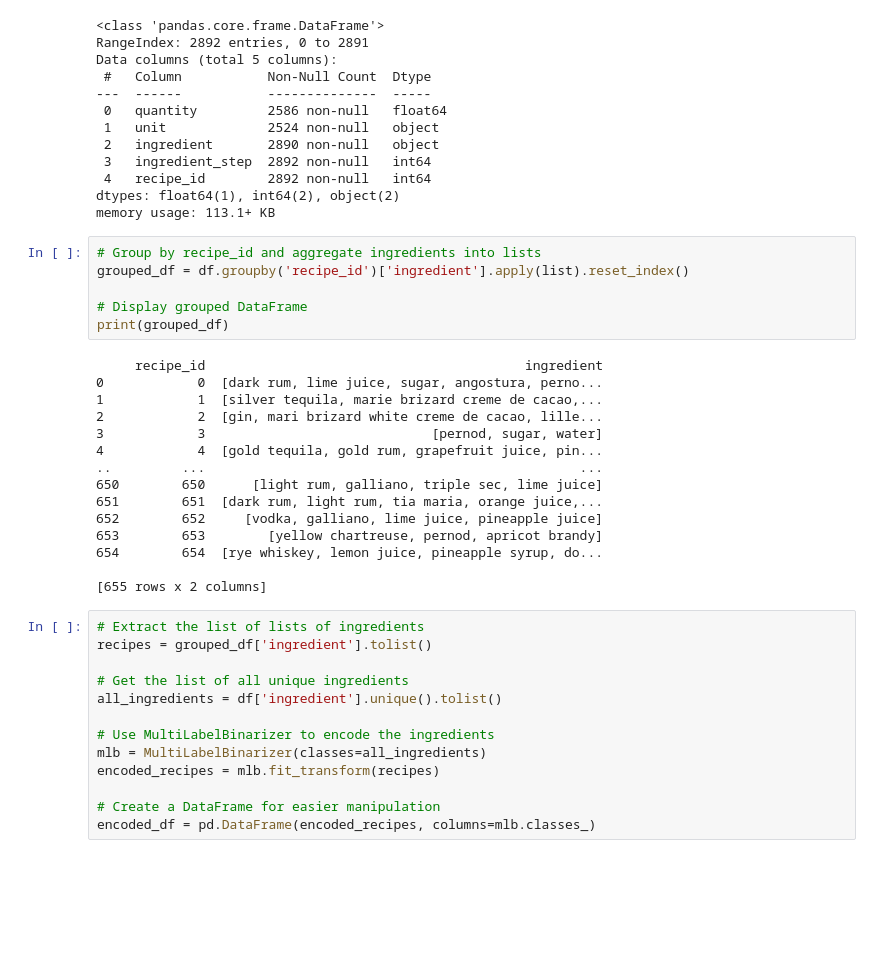
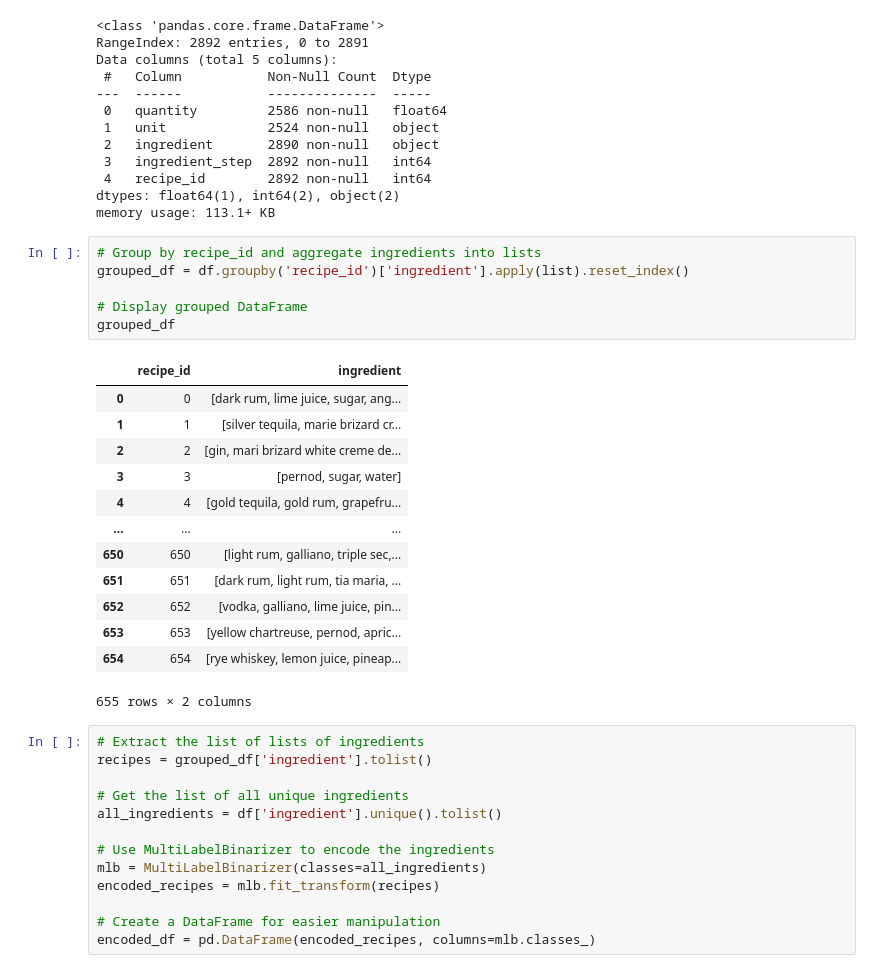
Before and after one commit to CSergiy/AI-Cocktails, a Jupyter notebook: Notebooks/Cocktail Recipe Generation.ipynb, the cells around one changed output. Drawn from its saved outputs; the diff is of its cells as text; blank space fills up the shorter version.

```diff
--- a/Notebooks/Cocktail Recipe Generation.ipynb
+++ b/Notebooks/Cocktail Recipe Generation.ipynb
@@ -65,24 +53,23 @@ memory usage: 113.1+ KB
 # %%
 # Group by recipe_id and aggregate ingredients into lists
 grouped_df = df.groupby('recipe_id')['ingredient'].apply(list).reset_index()
 
 # Display grouped DataFrame
-print(grouped_df)
+grouped_df
 # %% [output]
+|  | recipe_id | ingredient |
+| 0 | 0 | [dark rum, lime juice, sugar, ang... |
+| 1 | 1 | [silver tequila, marie brizard cr... |
+| 2 | 2 | [gin, mari brizard white creme de... |
+| 3 | 3 | [pernod, sugar, water] |
+| 4 | 4 | [gold tequila, gold rum, grapefru... |
+| ... | ... | ... |
+| 650 | 650 | [light rum, galliano, triple sec,... |
+| 651 | 651 | [dark rum, light rum, tia maria, ... |
+| 652 | 652 | [vodka, galliano, lime juice, pin... |
+| 653 | 653 | [yellow chartreuse, pernod, apric... |
+| 654 | 654 | [rye whiskey, lemon juice, pineap... |
-     recipe_id                                         ingredient
-0            0  [dark rum, lime juice, sugar, angostura, perno...
-1            1  [silver tequila, marie brizard creme de cacao,...
-2            2  [gin, mari brizard white creme de cacao, lille...
-3            3                             [pernod, sugar, water]
-4            4  [gold tequila, gold rum, grapefruit juice, pin...
-..         ...                                                ...
-650        650      [light rum, galliano, triple sec, lime juice]
-651        651  [dark rum, light rum, tia maria, orange juice,...
-652        652     [vodka, galliano, lime juice, pineapple juice]
-653        653        [yellow chartreuse, pernod, apricot brandy]
-654        654  [rye whiskey, lemon juice, pineapple syrup, do...
-
-[655 rows x 2 columns]
+655 rows × 2 columns
 # %%
 # Extract the list of lists of ingredients
 recipes = grouped_df['ingredient'].tolist()
```
Also changed, not shown: parts of 12 cells of this notebook.
